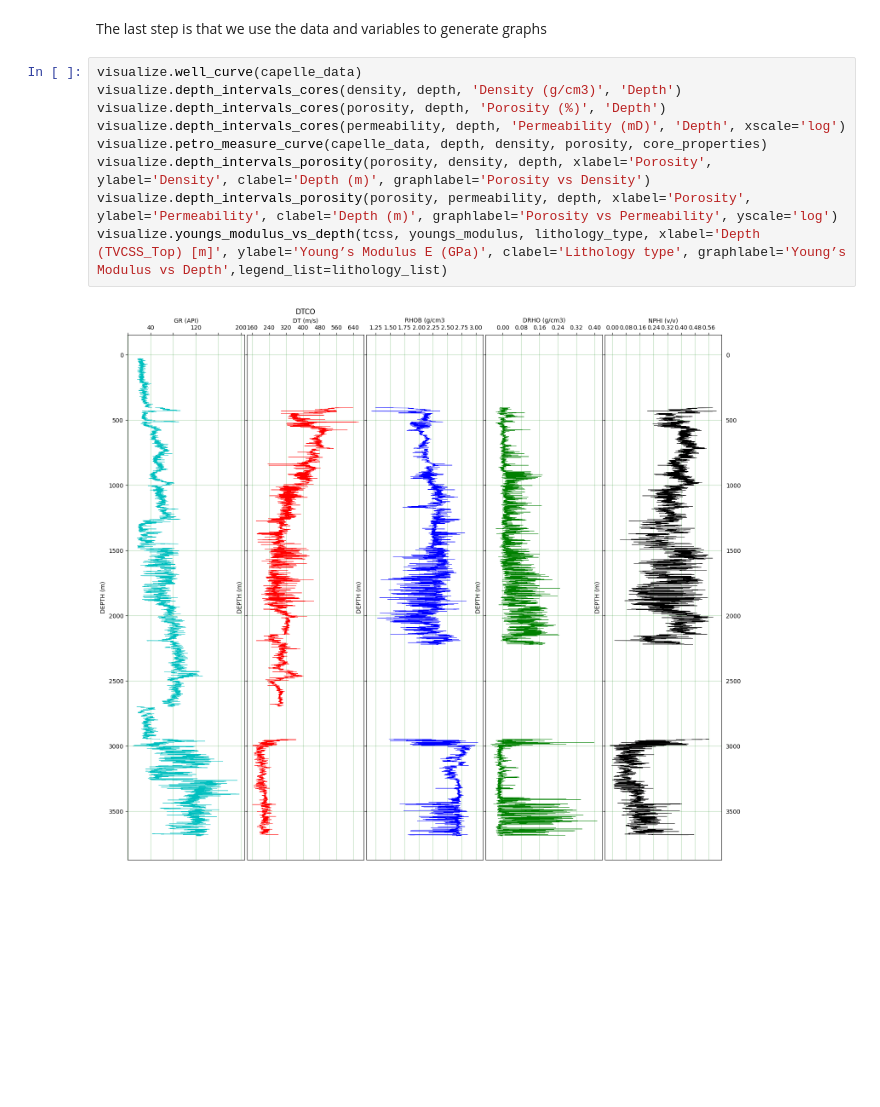
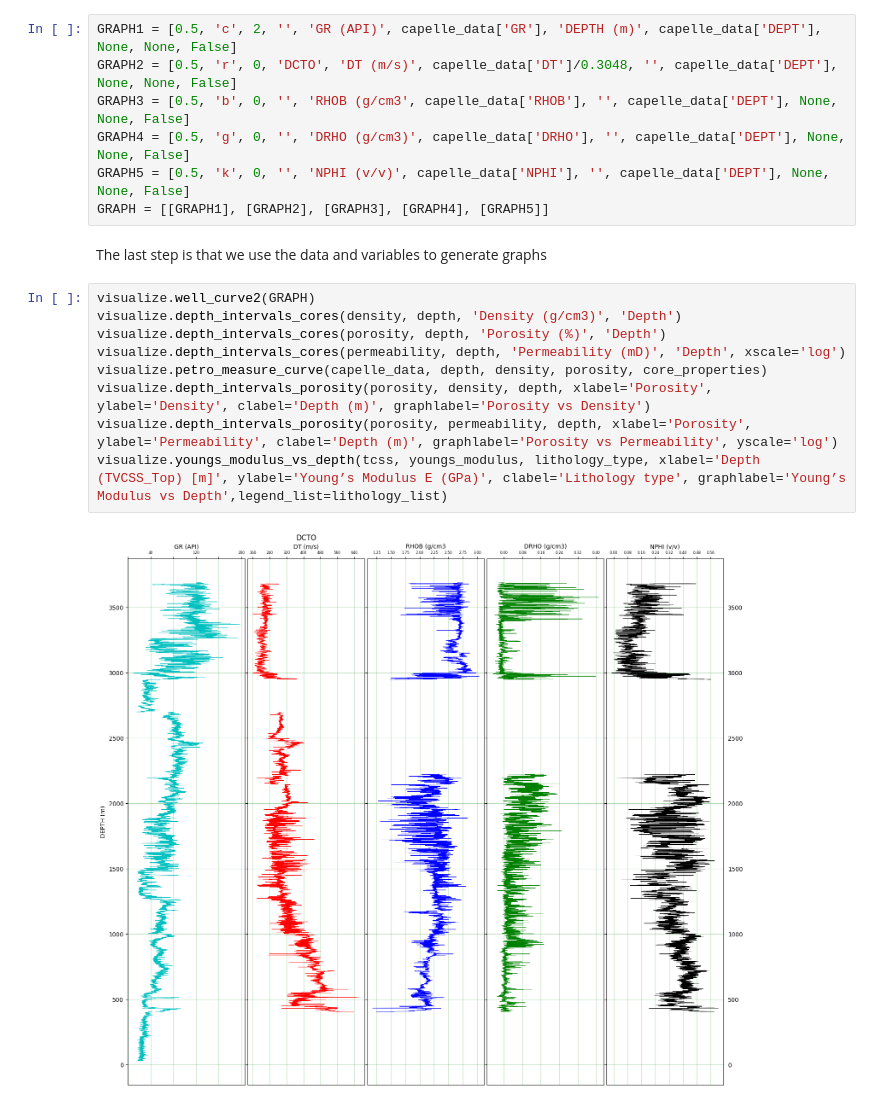
Before and after one commit to anailil/petrophys-viz, a Jupyter notebook: notebooks/visualization_template.ipynb, the cells around one changed output. Saved outputs shown, nothing was run; the diff lists cells and outputs as text; blank space fills up the shorter version.

```diff
--- a/notebooks/test.ipynb
+++ b/notebooks/visualization_template.ipynb
@@ -54,16 +56,23 @@ lithology_type = geomech_par['Lithology_type'].astype('category').cat.codes
+# %%
+GRAPH1 = [0.5, 'c', 2, '', 'GR (API)', capelle_data['GR'], 'DEPTH (m)', capelle_data['DEPT'], None, None, False]
+GRAPH2 = [0.5, 'r', 0, 'DCTO', 'DT (m/s)', capelle_data['DT']/0.3048, '', capelle_data['DEPT'], None, None, False]
+GRAPH3 = [0.5, 'b', 0, '', 'RHOB (g/cm3', capelle_data['RHOB'], '', capelle_data['DEPT'], None, None, False]
+GRAPH4 = [0.5, 'g', 0, '', 'DRHO (g/cm3)', capelle_data['DRHO'], '', capelle_data['DEPT'], None, None, False]
+GRAPH5 = [0.5, 'k', 0, '', 'NPHI (v/v)', capelle_data['NPHI'], '', capelle_data['DEPT'], None, None, False]
+GRAPH = [[GRAPH1], [GRAPH2], [GRAPH3], [GRAPH4], [GRAPH5]]
 # %% [markdown]
 The last step is that we use the data and variables to generate graphs
 # %%
-visualize.well_curve(capelle_data)
+visualize.well_curve2(GRAPH)
 visualize.depth_intervals_cores(density, depth, 'Density (g/cm3)', 'Depth')
 visualize.depth_intervals_cores(porosity, depth, 'Porosity (%)', 'Depth')
 visualize.depth_intervals_cores(permeability, depth, 'Permeability (mD)', 'Depth', xscale='log')
 visualize.petro_measure_curve(capelle_data, depth, density, porosity, core_properties)
 visualize.depth_intervals_porosity(porosity, density, depth, xlabel='Porosity', ylabel='Density', clabel='Depth (m)', graphlabel='Porosity vs Density')
 visualize.depth_intervals_porosity(porosity, permeability, depth, xlabel='Porosity', ylabel='Permeability', clabel='Depth (m)', graphlabel='Porosity vs Permeability', yscale='log')
 visualize.youngs_modulus_vs_depth(tcss, youngs_modulus, lithology_type, xlabel='Depth (TVCSS_Top) [m]', ylabel='Young’s Modulus E (GPa)', clabel='Lithology type', graphlabel='Young’s Modulus vs Depth',legend_list=lithology_list)
 # %% [output]
-[figure, old version]
+[figure, new version]
 [figure]
 [figure]
 [figure]
```
Also changed, not shown: parts of 1 cell of this notebook, 20 other files.
